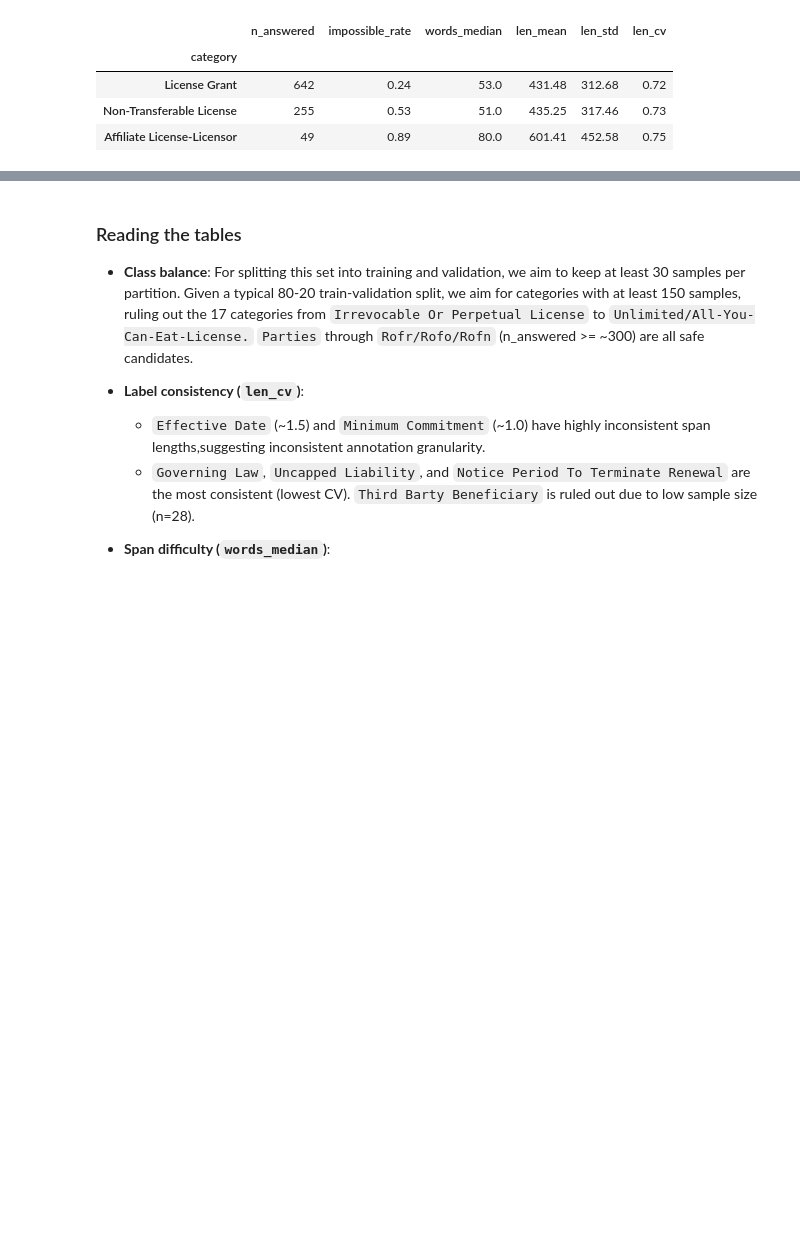
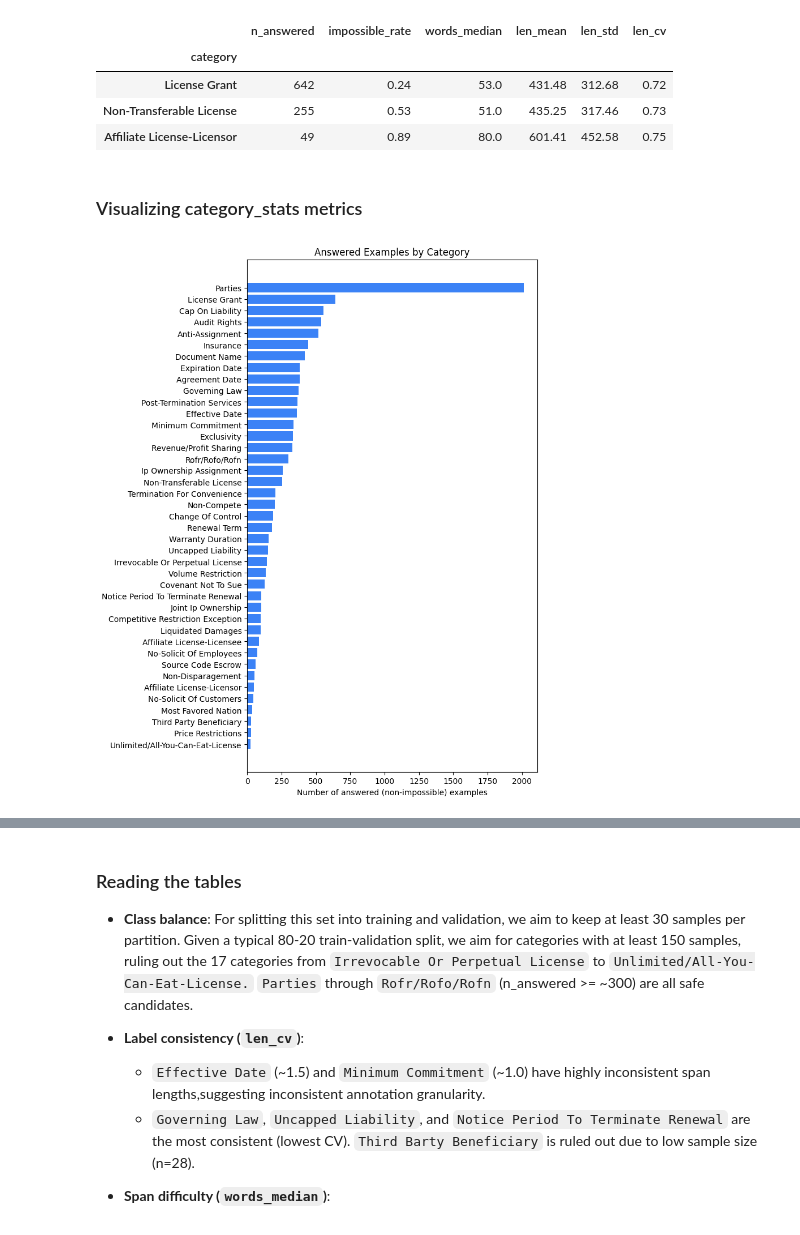
Before and after one commit to Break-Through-Tech/Accenture-1D-contract-review-challenge, a Jupyter notebook: 01_EDA.ipynb, the cells around one changed output, grey strips where cells are left out. Saved outputs shown, nothing was run; the diff lists cells and outputs as text; code cells hidden in the pictures; blank space fills up the shorter version.

```diff
--- a/01_EDA.ipynb
+++ b/01_EDA.ipynb
@@ -421,3 +421,16 @@ category_stats.loc[['License Grant', 'Non-Transferable License', 'Affiliate Lice
 | License Grant | 642 | 0.24 | 53.0 | 431.48 | 312.68 | 0.72 |
 | Non-Transferable License | 255 | 0.53 | 51.0 | 435.25 | 317.46 | 0.73 |
 | Affiliate License-Licensor | 49 | 0.89 | 80.0 | 601.41 | 452.58 | 0.75 |
+# %% [markdown]
+### Visualizing category_stats metrics
+# %%
+n_answered_sorted = category_stats['n_answered'].sort_values()
+
+fig, ax = plt.subplots(figsize=(8, 10))
+ax.barh(n_answered_sorted.index, n_answered_sorted.values, color='#3b82f6')
+ax.set_xlabel('Number of answered (non-impossible) examples')
+ax.set_title('Answered Examples by Category')
+plt.tight_layout()
+plt.show()
+# %% [output]
+[figure, added]
```
Also changed, not shown: parts of 2 cells of this notebook, 6 other files.
